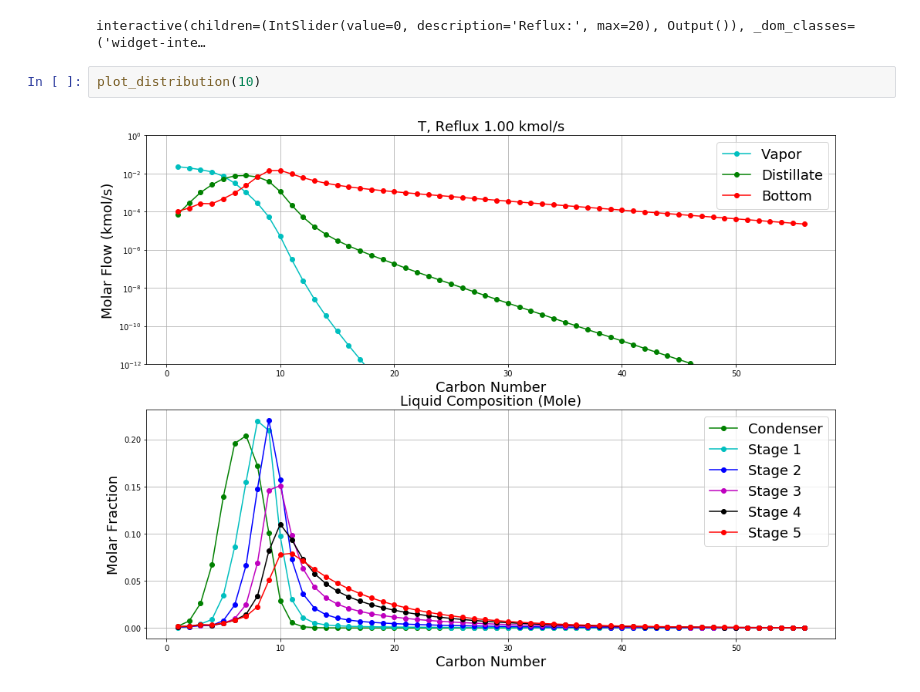
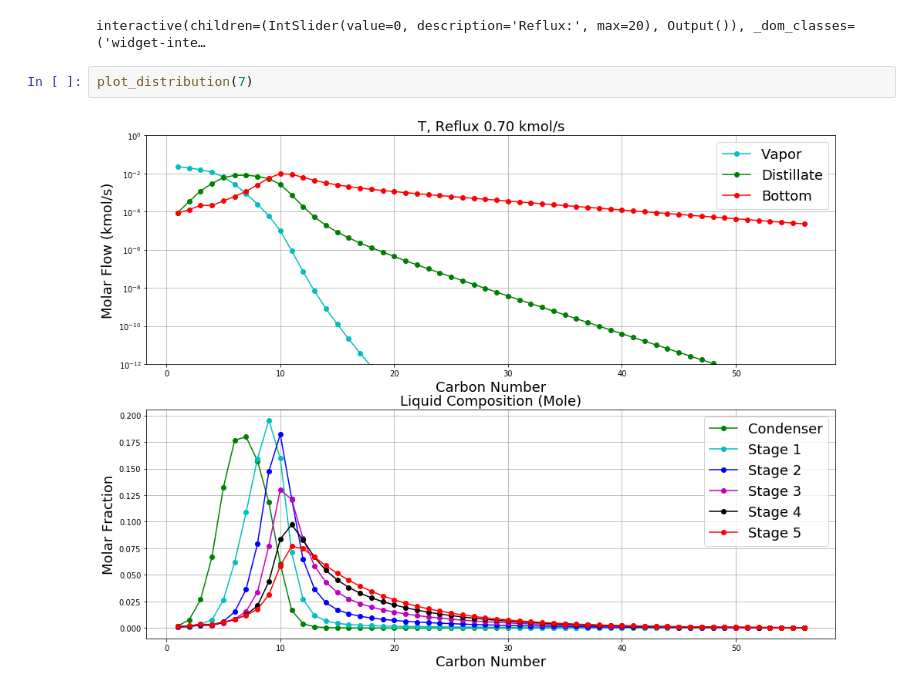
Before and after one commit to naienh/FT-Reactive-Distillation-Pyomo, a Jupyter notebook: showcase/3rd Level 5-Stage Reaction Distillation-low T.ipynb, the cells around one changed output. Saved outputs shown, nothing was run; the diff lists cells and outputs as text.

```diff
--- a/showcase/3rd Level 5-Stage Reaction Distillation-low T.ipynb
+++ b/showcase/3rd Level 5-Stage Reaction Distillation-low T.ipynb
@@ -460,6 +460,6 @@ widgets.interact(plot_distribution, index = widgets.IntSlider(
 # %% [output]
 interactive(children=(IntSlider(value=0, description='Reflux:', max=20), Output()), _dom_classes=('widget-inte…
 # %%
-plot_distribution(10)
+plot_distribution(7)
 # %% [output]
-[figure, old version]
+[figure, new version]
```
Also changed, not shown: parts of 3 cells of this notebook, 3 other files.
